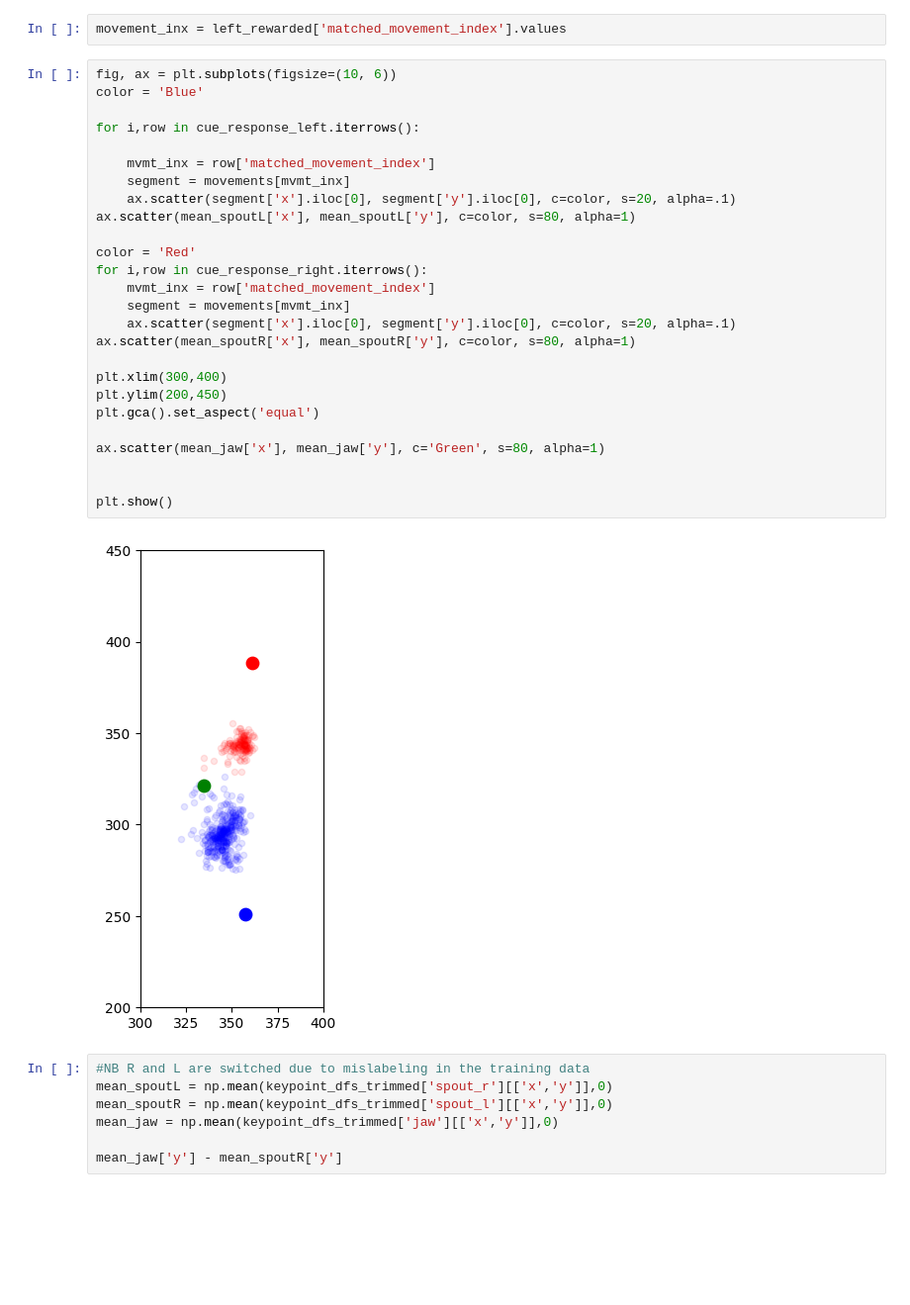
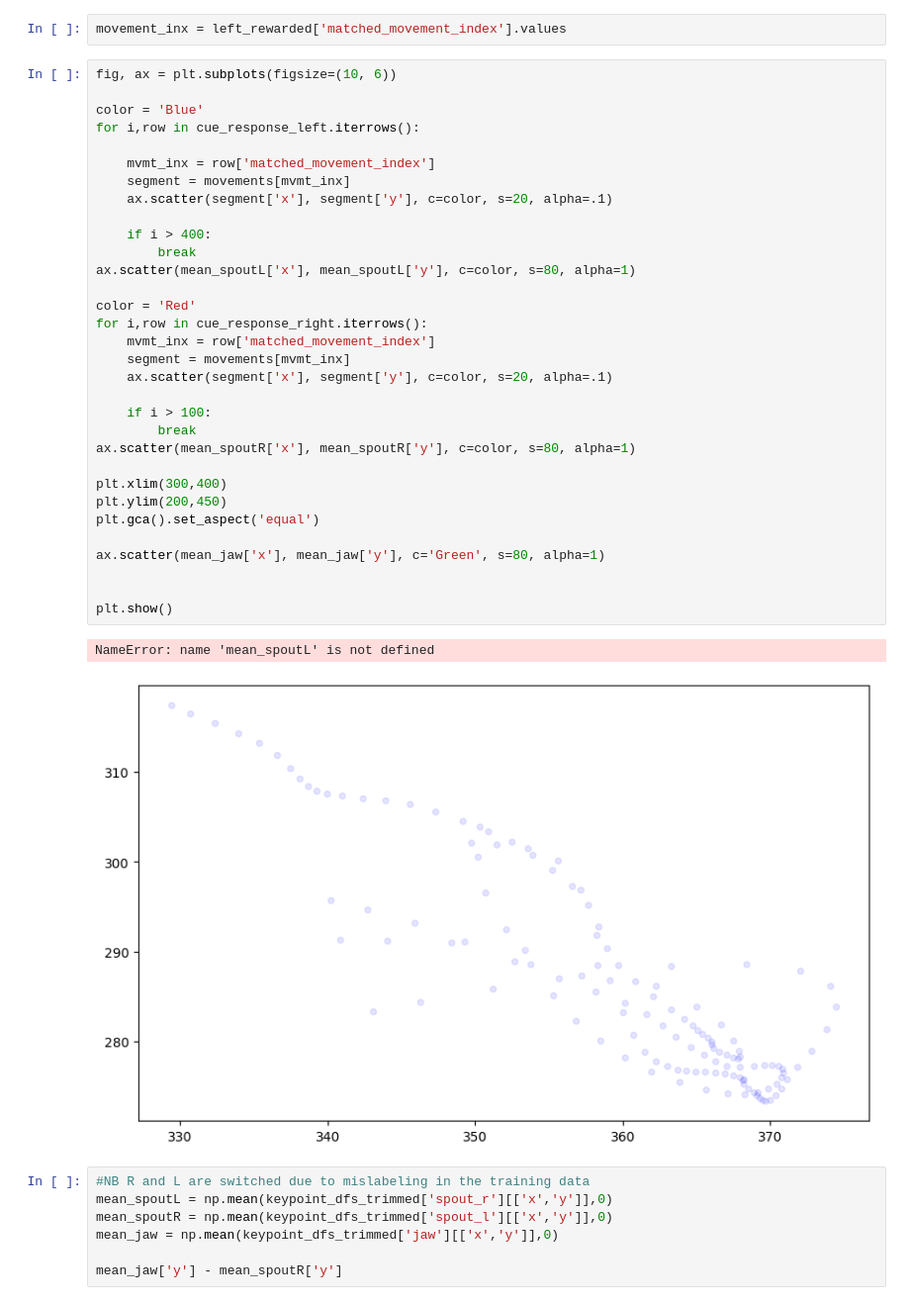
Before and after one commit to 1mattbecker/kinematics_analysis, a Jupyter notebook: code/tongue_kinematics.ipynb, the cells around one changed output. Shown at 99% size. Drawn from its saved outputs; the diff is of its cells as text; blank space fills up the shorter version.

```diff
--- a/code/tongue_kinematics.ipynb
+++ b/code/tongue_kinematics.ipynb
@@ -618,32 +618,39 @@ right_unrewarded = cue_response_right.query('rewarded == False')
 movement_inx = left_rewarded['matched_movement_index'].values
 # %%
 fig, ax = plt.subplots(figsize=(10, 6))
+
 color = 'Blue'
-
 for i,row in cue_response_left.iterrows():
 
     mvmt_inx = row['matched_movement_index']
     segment = movements[mvmt_inx]
-    ax.scatter(segment['x'].iloc[0], segment['y'].iloc[0], c=color, s=20, alpha=.1)
+    ax.scatter(segment['x'], segment['y'], c=color, s=20, alpha=.1)
+
+    if i > 400:
+        break
 ax.scatter(mean_spoutL['x'], mean_spoutL['y'], c=color, s=80, alpha=1)
 
 color = 'Red'
 for i,row in cue_response_right.iterrows():
     mvmt_inx = row['matched_movement_index']
     segment = movements[mvmt_inx]
-    ax.scatter(segment['x'].iloc[0], segment['y'].iloc[0], c=color, s=20, alpha=.1)
+    ax.scatter(segment['x'], segment['y'], c=color, s=20, alpha=.1)
+
+    if i > 100:
+        break
 ax.scatter(mean_spoutR['x'], mean_spoutR['y'], c=color, s=80, alpha=1)
 
 plt.xlim(300,400)
 plt.ylim(200,450)
 plt.gca().set_aspect('equal')
 
 ax.scatter(mean_jaw['x'], mean_jaw['y'], c='Green', s=80, alpha=1)
 
 
 plt.show()
 # %% [output]
+NameError: name 'mean_spoutL' is not defined
-[figure, old version]
+[figure, new version]
 # %%
 #NB R and L are switched due to mislabeling in the training data
 mean_spoutL = np.mean(keypoint_dfs_trimmed['spout_r'][['x','y']],0)
```
Also changed, not shown: parts of 1 cell of this notebook.
